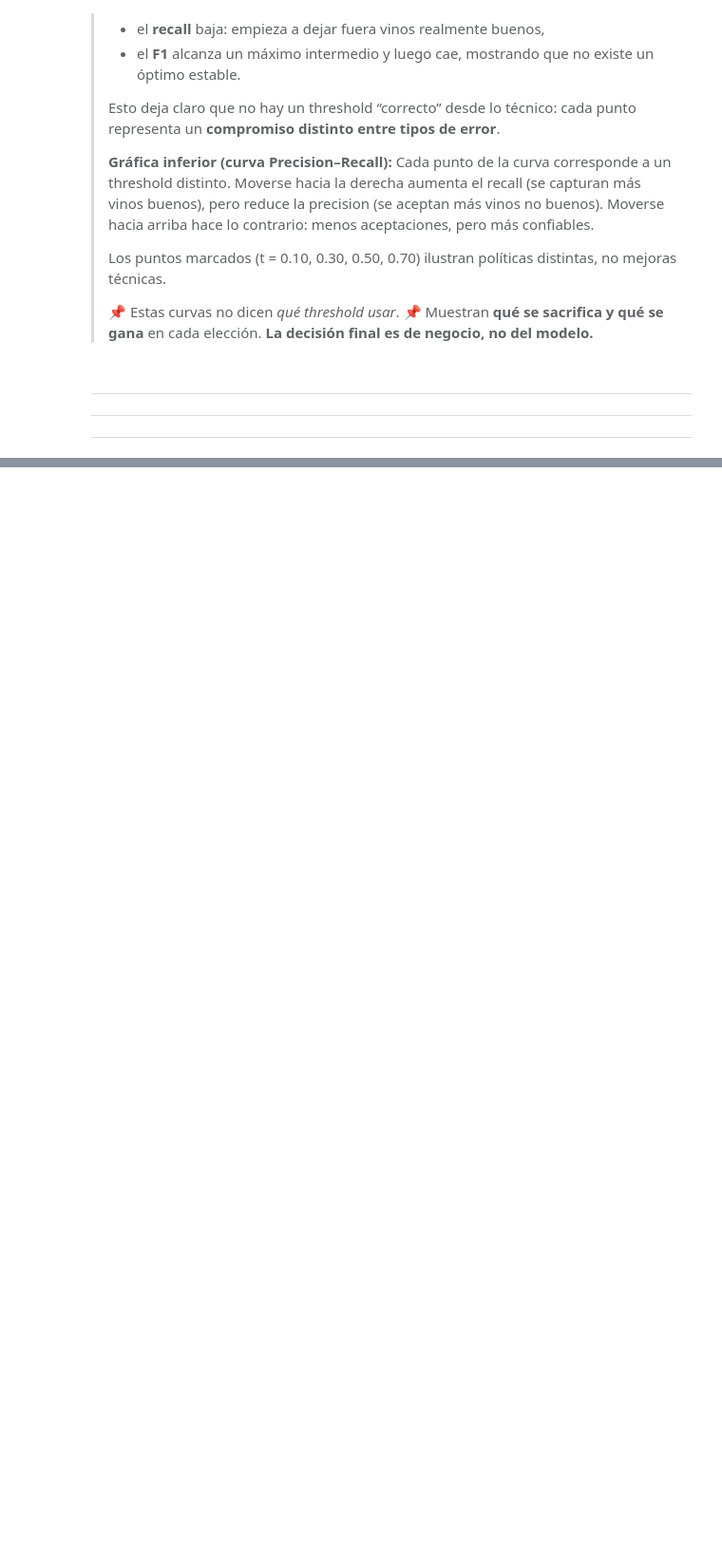
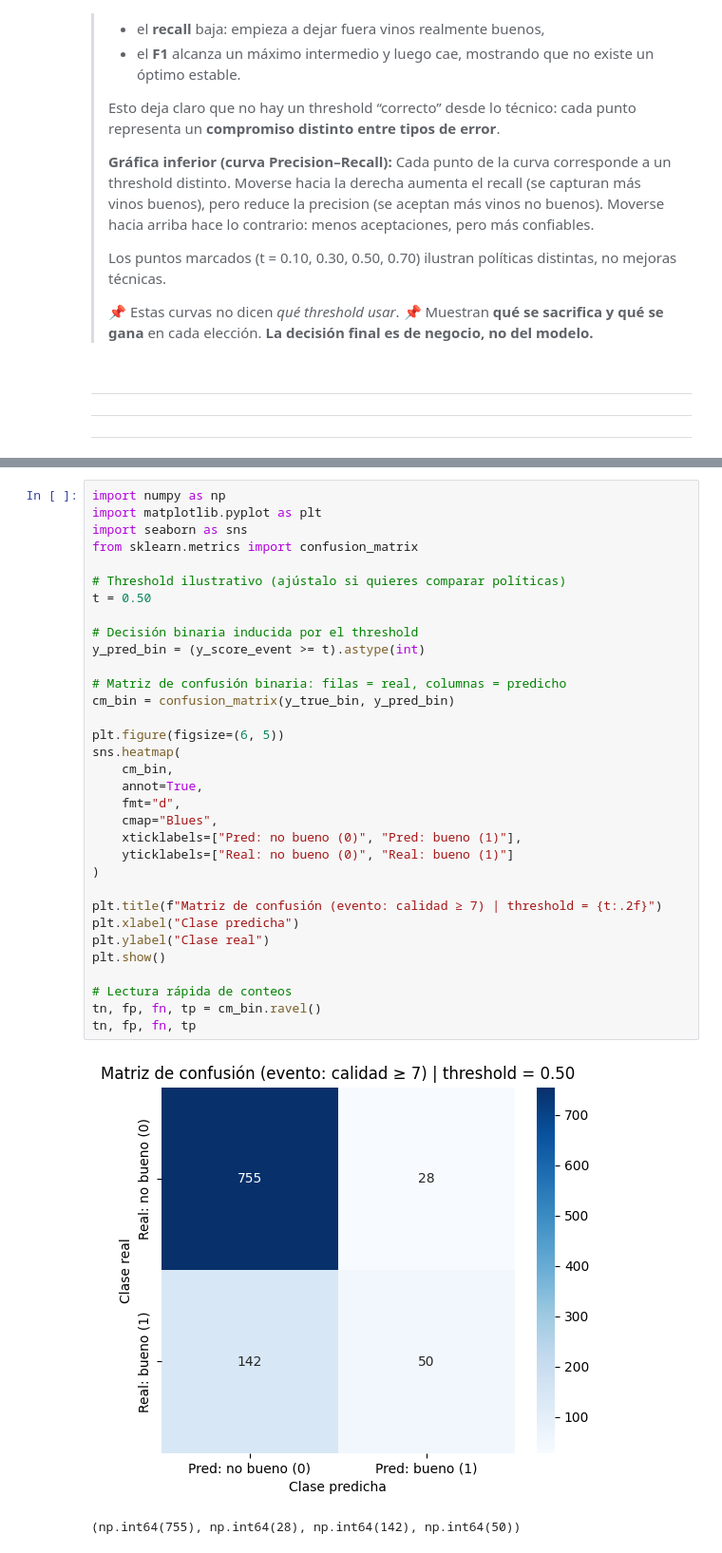
Before and after one commit to JorgeDataScientist/decision-ml-under-uncertainty, a Jupyter notebook: notebooks/05_precision_recall_and_thresholds.ipynb, the cells around one changed output, grey strips where cells are left out. Shown at 95% size. Saved outputs shown, nothing was run; the diff lists cells and outputs as text; blank space fills up the shorter version.

```diff
--- a/notebooks/05_precision_recall_and_thresholds.ipynb
+++ b/notebooks/05_precision_recall_and_thresholds.ipynb
@@ -368,0 +381,36 @@ plt.show()
+# %%
+import numpy as np
+import matplotlib.pyplot as plt
+import seaborn as sns
+from sklearn.metrics import confusion_matrix
+
+# Threshold ilustrativo (ajústalo si quieres comparar políticas)
+t = 0.50
+
+# Decisión binaria inducida por el threshold
+y_pred_bin = (y_score_event >= t).astype(int)
+
+# Matriz de confusión binaria: filas = real, columnas = predicho
+cm_bin = confusion_matrix(y_true_bin, y_pred_bin)
+
+plt.figure(figsize=(6, 5))
+sns.heatmap(
+    cm_bin,
+    annot=True,
+    fmt="d",
+    cmap="Blues",
+    xticklabels=["Pred: no bueno (0)", "Pred: bueno (1)"],
+    yticklabels=["Real: no bueno (0)", "Real: bueno (1)"]
+)
+
+plt.title(f"Matriz de confusión (evento: calidad ≥ 7) | threshold = {t:.2f}")
+plt.xlabel("Clase predicha")
+plt.ylabel("Clase real")
+plt.show()
+
+# Lectura rápida de conteos
+tn, fp, fn, tp = cm_bin.ravel()
+tn, fp, fn, tp
+# %% [output]
+[figure, added]
+(np.int64(755), np.int64(28), np.int64(142), np.int64(50))
```
Also changed, not shown: parts of 15 cells of this notebook.
